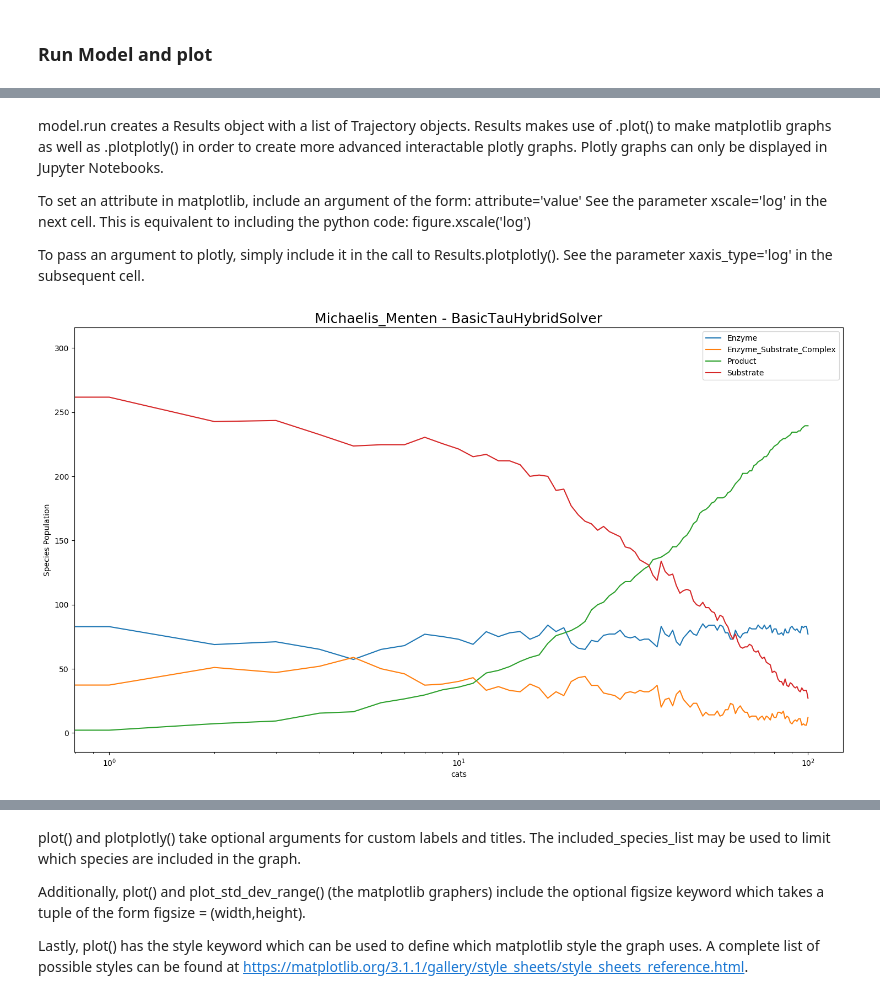
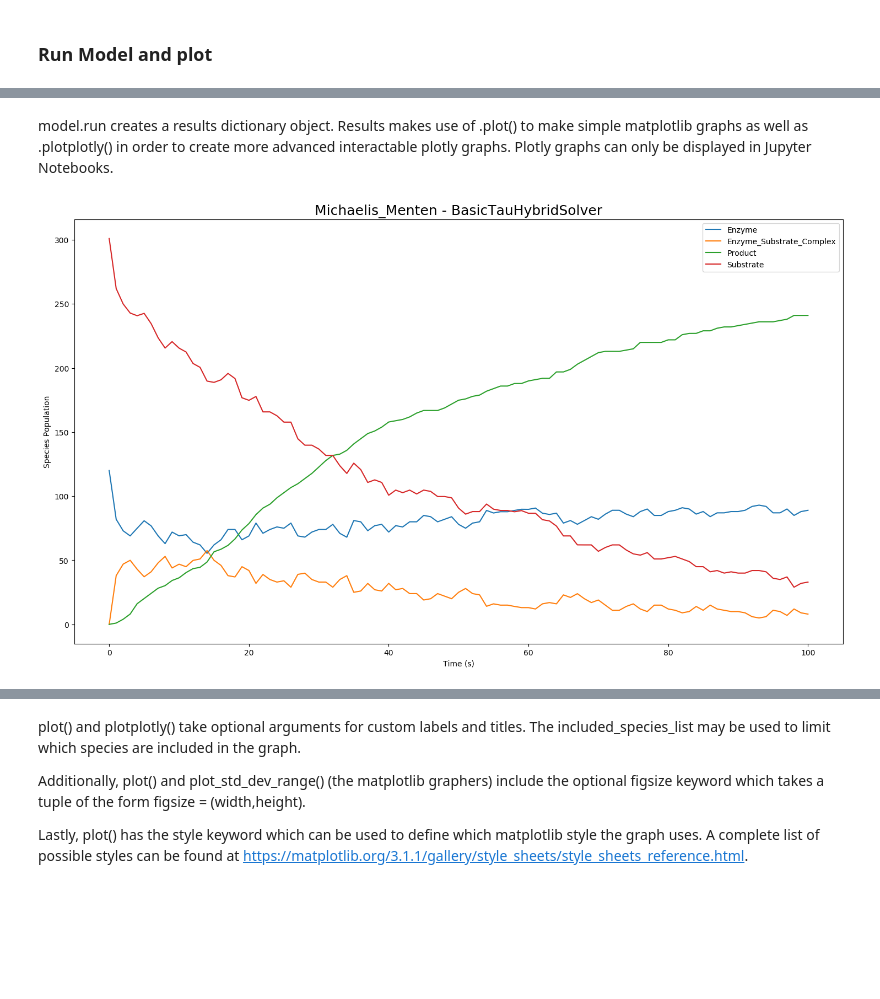
Before and after one commit to StochSS/GillesPy2, a Jupyter notebook: examples/DataVisualization/DataVisualization.ipynb, the cells around one changed output, grey strips where cells are left out. Cells and saved outputs as stored; diff of their text form; code cells hidden in the pictures; blank space fills up the shorter version.

Commit message:
Revert "Added functionality including log axes to plot() and plotly() methods"
This reverts commit d27ea42a17f74ad22628ff432ef5f8a78e9ae8e5.

```diff
--- a/examples/DataVisualization/DataVisualization.ipynb
+++ b/examples/DataVisualization/DataVisualization.ipynb
@@ -58,14 +58,7 @@ Wall time: 2.74 s
 # %% [markdown]
-model.run creates a Results object with a list of Trajectory objects. Results makes use of .plot() to make matplotlib graphs as well as .plotplotly() in order to create more advanced interactable plotly graphs. Plotly graphs can only be displayed in Jupyter Notebooks.
-
-To set an attribute in matplotlib, include an argument of the form:
-    attribute='value'
-See the parameter xscale='log' in the next cell. This is equivalent to including the python code:
-    figure.xscale('log')
-
-To pass an argument to plotly, simply include it in the call to Results.plotplotly(). See the parameter xaxis_type='log' in the subsequent cell.
+model.run creates a results dictionary object. Results makes use of .plot() to make simple matplotlib graphs as well as .plotplotly() in order to create more advanced interactable plotly graphs. Plotly graphs can only be displayed in Jupyter Notebooks.
-# %%
-results.plot(xscale='log',xaxis_label='Custom X Label')
-# %% [output]
-[figure, removed]
+# %%
+results.plot()
+# %% [output]
+[figure, added]
 # %%
```
Also changed, not shown: parts of 9 cells of this notebook, 1 other file.
